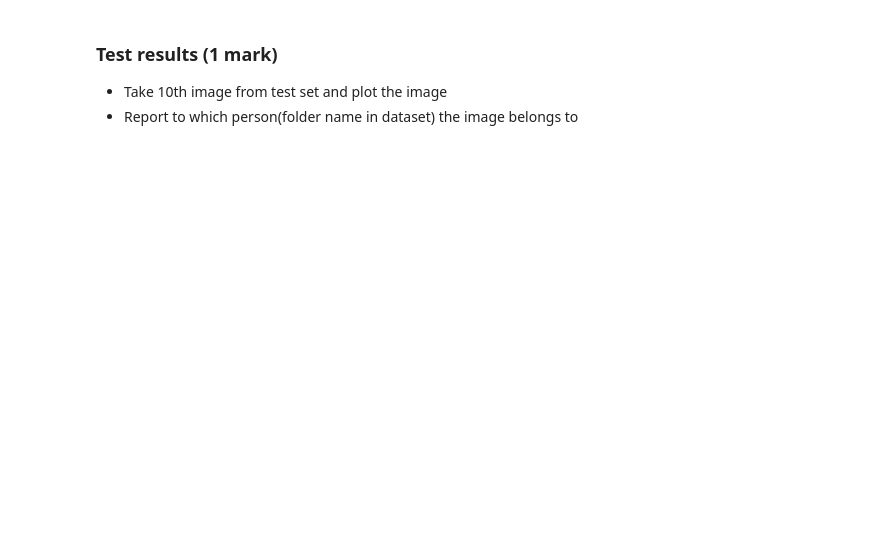
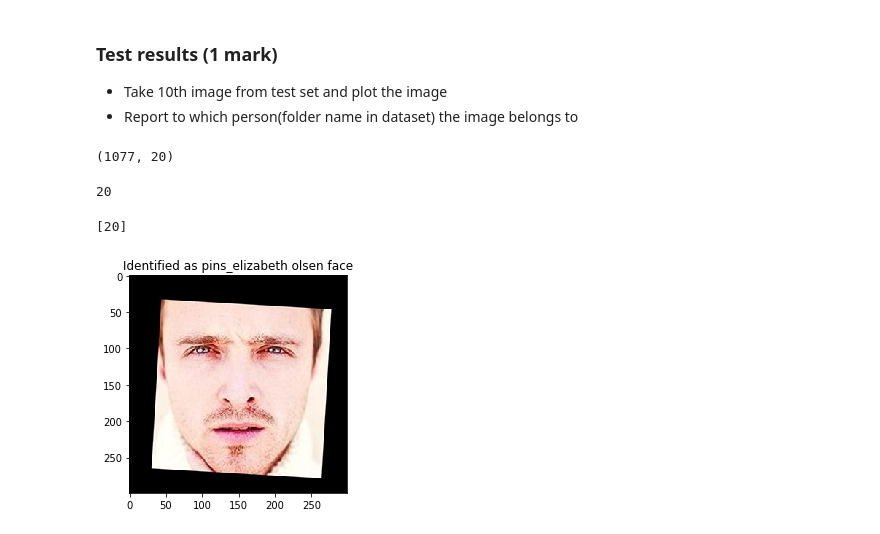
Before and after one commit to glaiml/prj10-cv-object-recognition, a Jupyter notebook: VGK-FaceRecognition-Questions-Project-CV-AIMLOnline.ipynb, the cells around one changed output. Cells and saved outputs as stored; diff of their text form; code cells hidden in the pictures; blank space fills up the shorter version.

```diff
--- a/VGK-FaceRecognition-Questions-Project-CV-AIMLOnline.ipynb
+++ b/VGK-FaceRecognition-Questions-Project-CV-AIMLOnline.ipynb
@@ -337,0 +492,7 @@ from sklearn.decomposition import PCA
+# %%
+from sklearn.decomposition import PCA
+
+pca_20 = PCA(n_components=20, whiten=True, svd_solver='full')
+X_Scale_PCA20 = pca_20.fit_transform(X_Scale)
+
+print(pca_20.explained_variance_ratio_)
@@ -338,3 +504,6 @@ from sklearn.decomposition import PCA
+# %%
+#from sklearn.model_selection import train_test_split
+X_train, X_test, y_train, y_test = train_test_split(X_Scale_PCA20, y, test_size=0.10, random_state=1)
 # %% [markdown]
 ### Build a Classifier (3 marks)
 - Use SVM Classifier to predict the person in the given image
@@ -345,0 +511,6 @@ from sklearn.svm import SVC
+# %%
+from sklearn.svm import SVC
+
+classifier = SVC(gamma=0.025, C=3)
+classifier.fit(X_train,y_train)
+pred_train = classifier.predict(X_train)
@@ -347,16 +573,32 @@ from sklearn.svm import SVC
 ### Test results (1 mark)
 - Take 10th image from test set and plot the image
 - Report to which person(folder name in dataset) the image belongs to
+# %%
+X_test.shape
+# %% [output]
+(1077, 20)
+# %%
+pred_test[10]
+# %% [output]
+20
+# %%
+import warnings
+# Suppress LabelEncoder warning
+warnings.filterwarnings('ignore')
+
+example_idx = 10
+
+example_prediction = classifier.predict(X_test[example_idx].reshape(1,-1))
+print(example_prediction)
+# %% [output]
+[20]
 # %%
-import warnings
-# Suppress LabelEncoder warning
-warnings.filterwarnings('ignore')
 
-example_idx = 10
+example_image = load_image(metadata[example_idx].image_path())
 
-example_image = load_image(metadata[test_idx][example_idx].image_path())
-example_prediction = #### Add your code here ####
-example_identity = encoder.inverse_transform(example_prediction)[0]
+example_identity = lb.inverse_transform(example_prediction)[0]
 
 plt.imshow(example_image)
 plt.title(f'Identified as {example_identity}');
+# %% [output]
+[figure, added]
```
Also changed, not shown: parts of 39 cells of this notebook.
